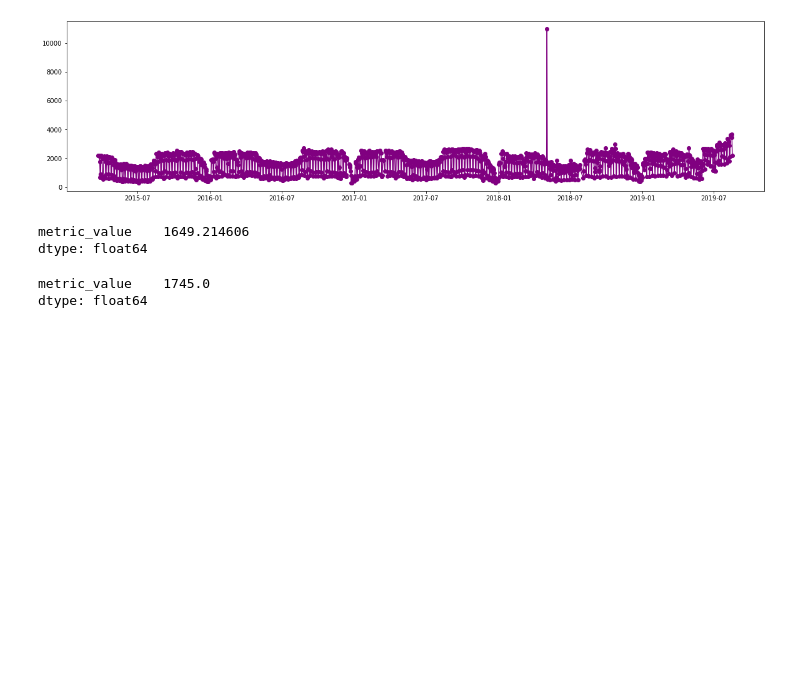
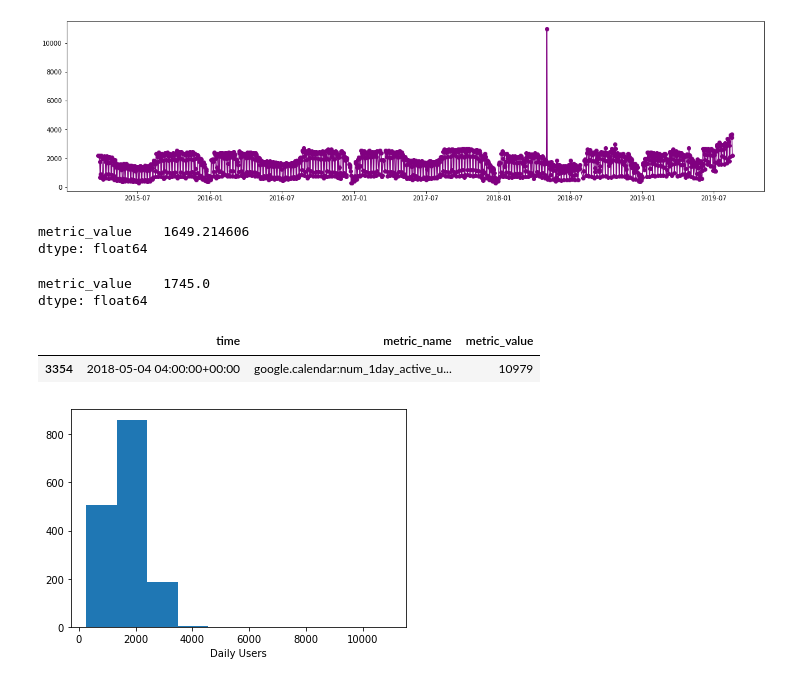
Before and after one commit to UNCG-CSE/G_Suite_Metrics, a Jupyter notebook: src/Jackie/CalendarAnalysis.ipynb, the cells around one changed output. Drawn from its saved outputs; the diff is of its cells as text; code cells hidden in the pictures; blank space fills up the shorter version.

Commit message:
Added more visualization to calendar analysis

```diff
--- a/src/Jackie/CalendarAnalysis.ipynb
+++ b/src/Jackie/CalendarAnalysis.ipynb
@@ -57,3 +61,15 @@ dailyDf.median()
 # %% [output]
 metric_value    1745.0
 dtype: float64
+# %%
+df.iloc[dailyDf[['metric_value']].idxmax() ]
+# %% [output]
+|  | time | metric_name | metric_value |
+| 3354 | 2018-05-04 04:00:00+00:00 | google.calendar:num_1day_active_u... | 10979 |
+# %%
+
+plt.hist(dailyDf['metric_value'], bins=10)
+plt.xlabel('Daily Users')
+plt.show()
+# %% [output]
+[figure, added]
```
Also changed, not shown: parts of 5 cells of this notebook.
